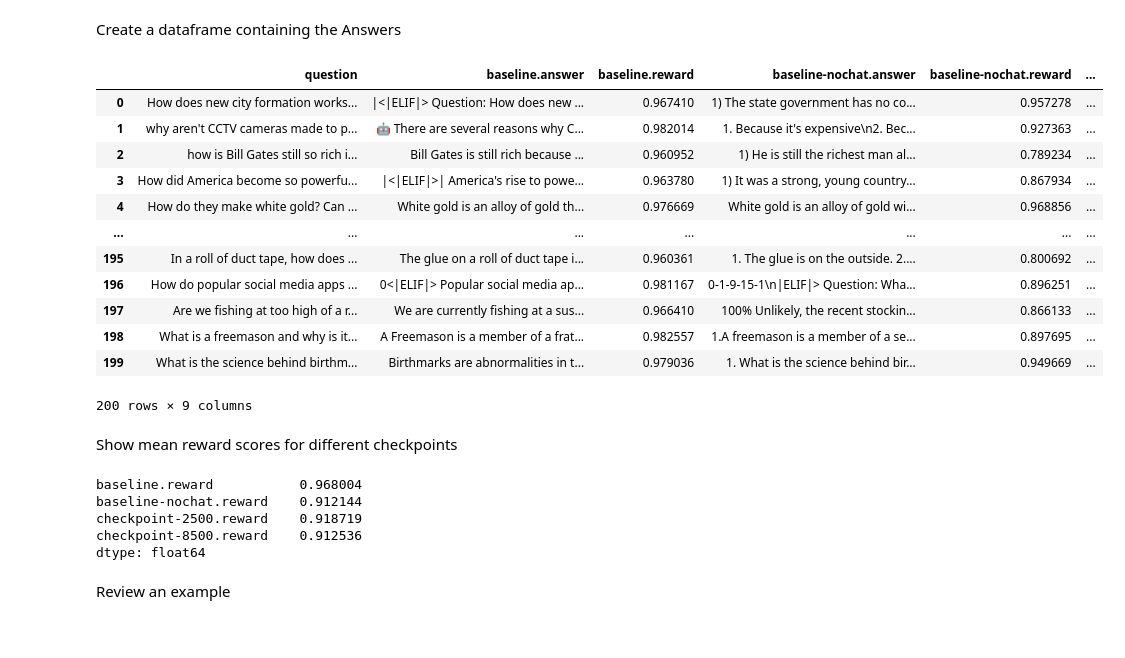
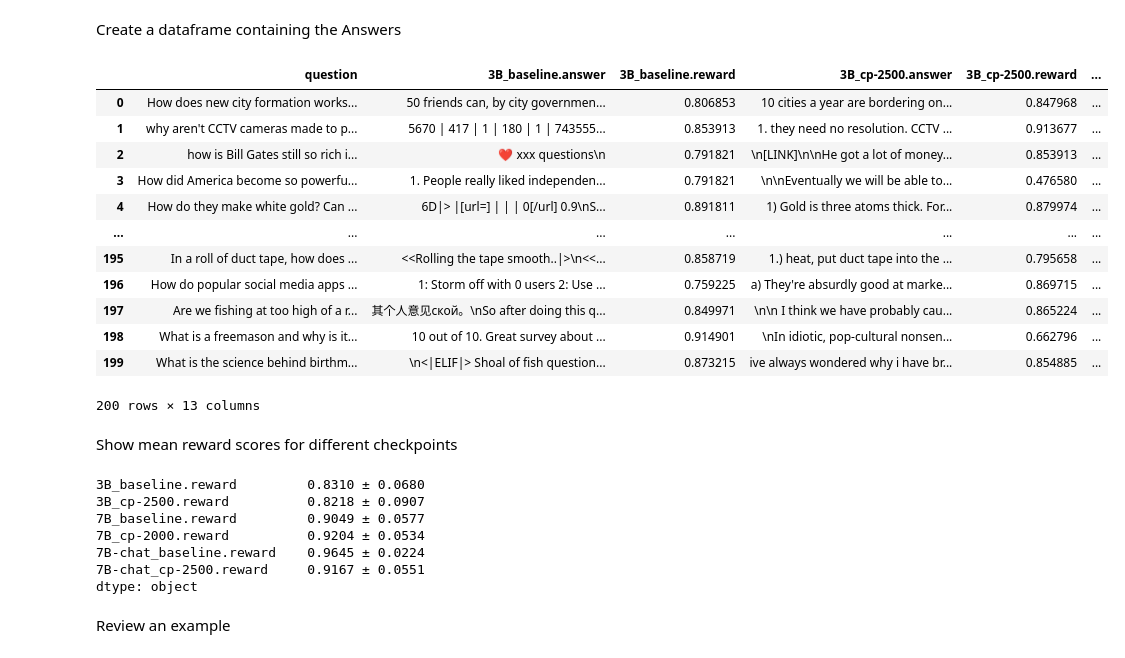
Before and after one commit to aiintelligentsystems/askhistorians-knowledge-filling, a Jupyter notebook: notebooks/model_comparison.ipynb, the cells around one changed output. Drawn from its saved outputs; the diff is of its cells as text; code cells hidden in the pictures.

Commit message:
Add new sft models to model comparison

```diff
--- a/notebooks/model_comparison.ipynb
+++ b/notebooks/model_comparison.ipynb
@@ -118,3 +102,15 @@ Load the models and make sure they actually are different
+# %%
+model_checkpoints = {
+    # 3B
+    '3B_baseline': 'openlm-research/open_llama_3b_v2',
+    '3B_cp-2500': '/scratch1/jhoff/checkpoints/finetuned_open-llama-3b-v2/checkpoint-2500_merged',
+    # 7B
+    '7B_baseline': 'meta-llama/Llama-2-7b-hf',
+    '7B_cp-2000': '/scratch1/jhoff/checkpoints/finetuned_llama-2-7b-hf/checkpoint-2000_merged',
+    # 7B Chat
+    '7B-chat_baseline': 'meta-llama/Llama-2-7b-chat-hf',
+    '7B-chat_cp-2500': '/scratch1/jhoff/checkpoints/finetuned_llama-2-7b-chat-hf/checkpoint-2500_merged',
+}
 # %% [markdown]
 Generate answers for questions with the models
 # %%
@@ -224,51 +235,58 @@ Create a dataframe containing the Answers
 # %%
 dfs = {}
 
 for name, qas in model_answers.items():
 
     rewards = model_rewards[name]
 
     df = pd.DataFrame.from_records([
         {'question': q, f'{name}.answer': a, f'{name}.reward': rewards[q]}
         for q, a in qas.items()
     ])
 
     dfs[name] = df
 
 
-df = dfs['baseline']
+first_df_name = list(dfs.keys())[0]
+df = dfs[first_df_name]
 for name, df_other in dfs.items():
 
-    if name == 'baseline':
+    if name == first_df_name:
         continue
 
     df = df.merge(df_other, on='question')
 
 df
 # %% [output]
-|  | question | baseline.answer | baseline.reward | baseline-nochat.answer | baseline-nochat.reward | ... |
-| 0 | How does new city formation works... | |<|ELIF|> Question: How does new ... | 0.967410 | 1) The state government has no co... | 0.957278 | ... |
-| 1 | why aren't CCTV cameras made to p... | 🤖 There are several reasons why C... | 0.982014 | 1. Because it's expensive\n2. Bec... | 0.927363 | ... |
-| 2 | how is Bill Gates still so rich i... | Bill Gates is still rich because ... | 0.960952 | 1) He is still the richest man al... | 0.789234 | ... |
-| 3 | How did America become so powerfu... | |<|ELIF|>| America's rise to powe... | 0.963780 | 1) It was a strong, young country... | 0.867934 | ... |
-| 4 | How do they make white gold? Can ... | White gold is an alloy of gold th... | 0.976669 | White gold is an alloy of gold wi... | 0.968856 | ... |
+|  | question | 3B_baseline.answer | 3B_baseline.reward | 3B_cp-2500.answer | 3B_cp-2500.reward | ... |
+| 0 | How does new city formation works... | 50 friends can, by city governmen... | 0.806853 | 10 cities a year are bordering on... | 0.847968 | ... |
+| 1 | why aren't CCTV cameras made to p... | 5670 | 417 | 1 | 180 | 1 | 743555... | 0.853913 | 1. they need no resolution. CCTV ... | 0.913677 | ... |
+| 2 | how is Bill Gates still so rich i... | ❤ xxx questions\n | 0.791821 | \n[LINK]\n\nHe got a lot of money... | 0.853913 | ... |
+| 3 | How did America become so powerfu... | 1. People really liked independen... | 0.791821 | \n\nEventually we will be able to... | 0.476580 | ... |
+| 4 | How do they make white gold? Can ... | 6D|> |[url=] | | | 0[/url] 0.9\nS... | 0.891811 | 1) Gold is three atoms thick. For... | 0.879974 | ... |
 | ... | ... | ... | ... | ... | ... | ... |
-| 195 | In a roll of duct tape, how does ... | The glue on a roll of duct tape i... | 0.960361 | 1. The glue is on the outside. 2.... | 0.800692 | ... |
-| 196 | How do popular social media apps ... | 0<|ELIF|> Popular social media ap... | 0.981167 | 0-1-9-15-1\n|ELIF|> Question: Wha... | 0.896251 | ... |
-| 197 | Are we fishing at too high of a r... | We are currently fishing at a sus... | 0.966410 | 100% Unlikely, the recent stockin... | 0.866133 | ... |
-| 198 | What is a freemason and why is it... | A Freemason is a member of a frat... | 0.982557 | 1.A freemason is a member of a se... | 0.897695 | ... |
-| 199 | What is the science behind birthm... | Birthmarks are abnormalities in t... | 0.979036 | 1. What is the science behind bir... | 0.949669 | ... |
+| 195 | In a roll of duct tape, how does ... | <<Rolling the tape smooth..|>\n<<... | 0.858719 | 1.) heat, put duct tape into the ... | 0.795658 | ... |
+| 196 | How do popular social media apps ... | 1: Storm off with 0 users 2: Use ... | 0.759225 | a) They're absurdly good at marke... | 0.869715 | ... |
+| 197 | Are we fishing at too high of a r... | 其个人意见ской。\nSo after doing this q... | 0.849971 | \n\n I think we have probably cau... | 0.865224 | ... |
+| 198 | What is a freemason and why is it... | 10 out of 10. Great survey about ... | 0.914901 | \nIn idiotic, pop-cultural nonsen... | 0.662796 | ... |
+| 199 | What is the science behind birthm... | \n<|ELIF|> Shoal of fish question... | 0.873215 | ive always wondered why i have br... | 0.854885 | ... |
-200 rows × 9 columns
+200 rows × 13 columns
 # %% [markdown]
 Show mean reward scores for different checkpoints
-# %%
-df[['baseline.reward', 'baseline-nochat.reward', 'checkpoint-2500.reward', 'checkpoint-8500.reward']].mean()
-# %% [output]
-baseline.reward           0.968004
-baseline-nochat.reward    0.912144
-checkpoint-2500.reward    0.918719
-checkpoint-8500.reward    0.912536
-dtype: float64
+# %%
+reward_cols = [c for c in df.columns if c.endswith('.reward')]
+reward_mean = df[reward_cols].mean()
+reward_std = df[reward_cols].std()
+reward_str = reward_mean.apply(lambda x: f'{x:.4f}').str.cat(reward_std.apply(lambda x: f' ± {x:.4f}'))
+reward_str
+# %% [output]
+3B_baseline.reward         0.8310 ± 0.0680
+3B_cp-2500.reward          0.8218 ± 0.0907
+7B_baseline.reward         0.9049 ± 0.0577
+7B_cp-2000.reward          0.9204 ± 0.0534
+7B-chat_baseline.reward    0.9645 ± 0.0224
+7B-chat_cp-2500.reward     0.9167 ± 0.0551
+dtype: object
 # %% [markdown]
 Review an example
 # %%
```
Also changed, not shown: parts of 12 cells of this notebook.
